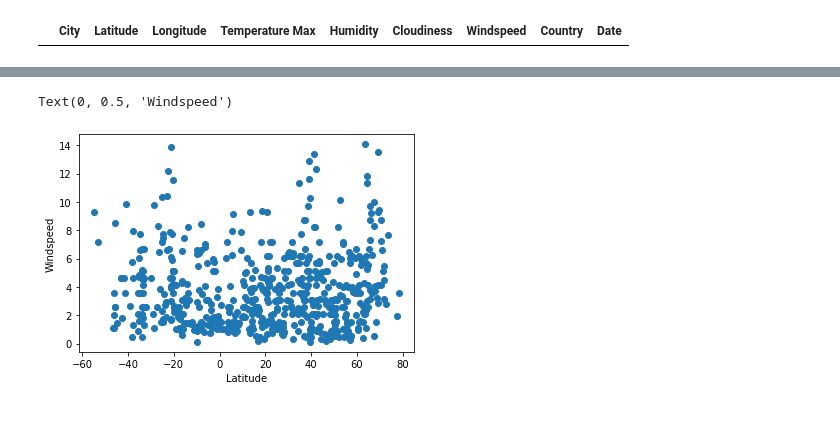
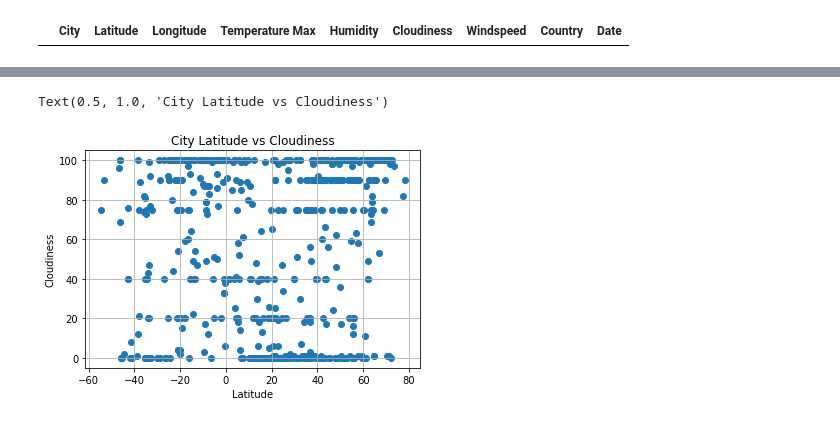
Before and after one commit to akarpie96/Python-API-Challenge, a Jupyter notebook: WeatherPy/WeatherPy.ipynb, the cells around one changed output, grey strips where cells are left out. Saved outputs shown, nothing was run; the diff lists cells and outputs as text; code cells hidden in the pictures.

```diff
--- a/WeatherPy/WeatherPy.ipynb
+++ b/WeatherPy/WeatherPy.ipynb
@@ -171,7 +188,9 @@ plt.scatter(weather_df["Latitude"],weather_df["Humidity"])
 # %%
-plt.scatter(weather_df["Latitude"],weather_df["Windspeed"])
+plt.scatter(weather_df["Latitude"],weather_df["Cloudiness"])
+plt.grid()
 plt.xlabel("Latitude")
-plt.ylabel("Windspeed")
+plt.ylabel("Cloudiness")
+plt.title("City Latitude vs Cloudiness")
 # %% [output]
-Text(0, 0.5, 'Windspeed')
+Text(0.5, 1.0, 'City Latitude vs Cloudiness')
-[figure, old version]
+[figure, new version]
```
Also changed, not shown: parts of 5 cells of this notebook, 4 other files.
